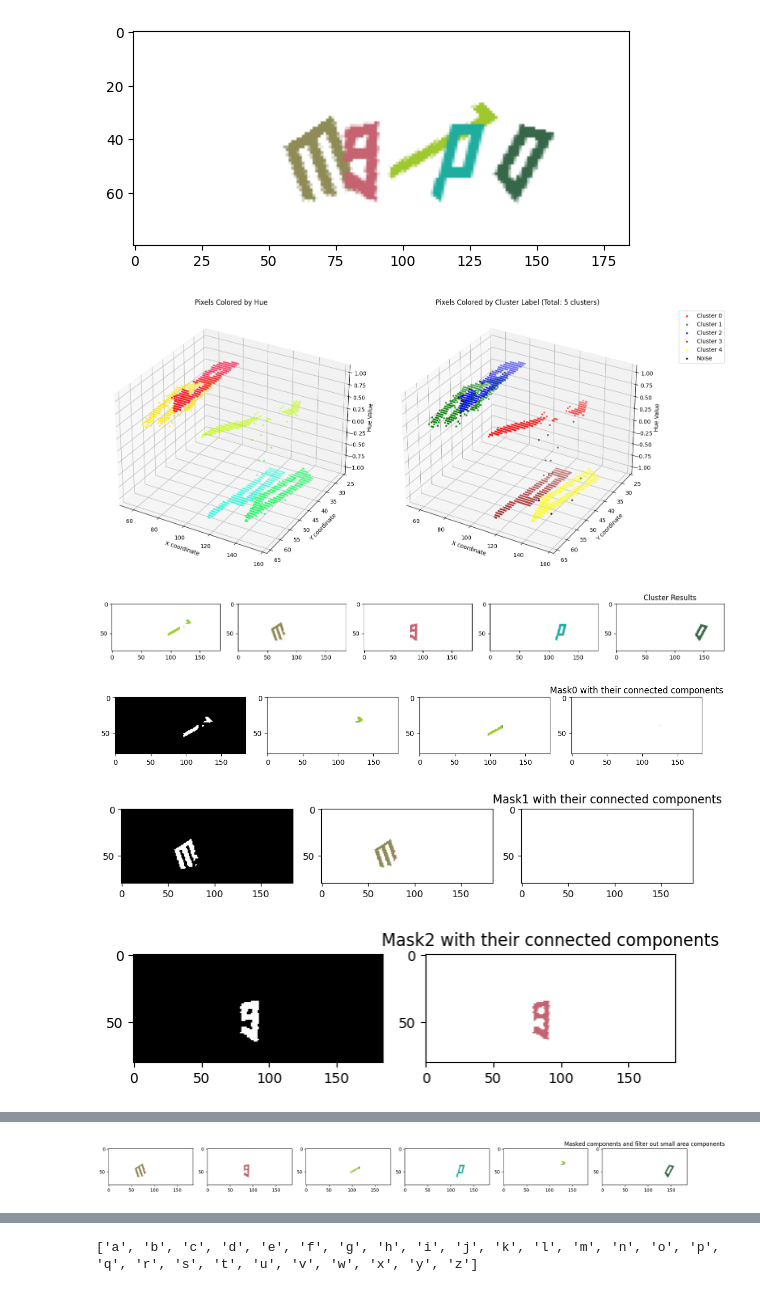
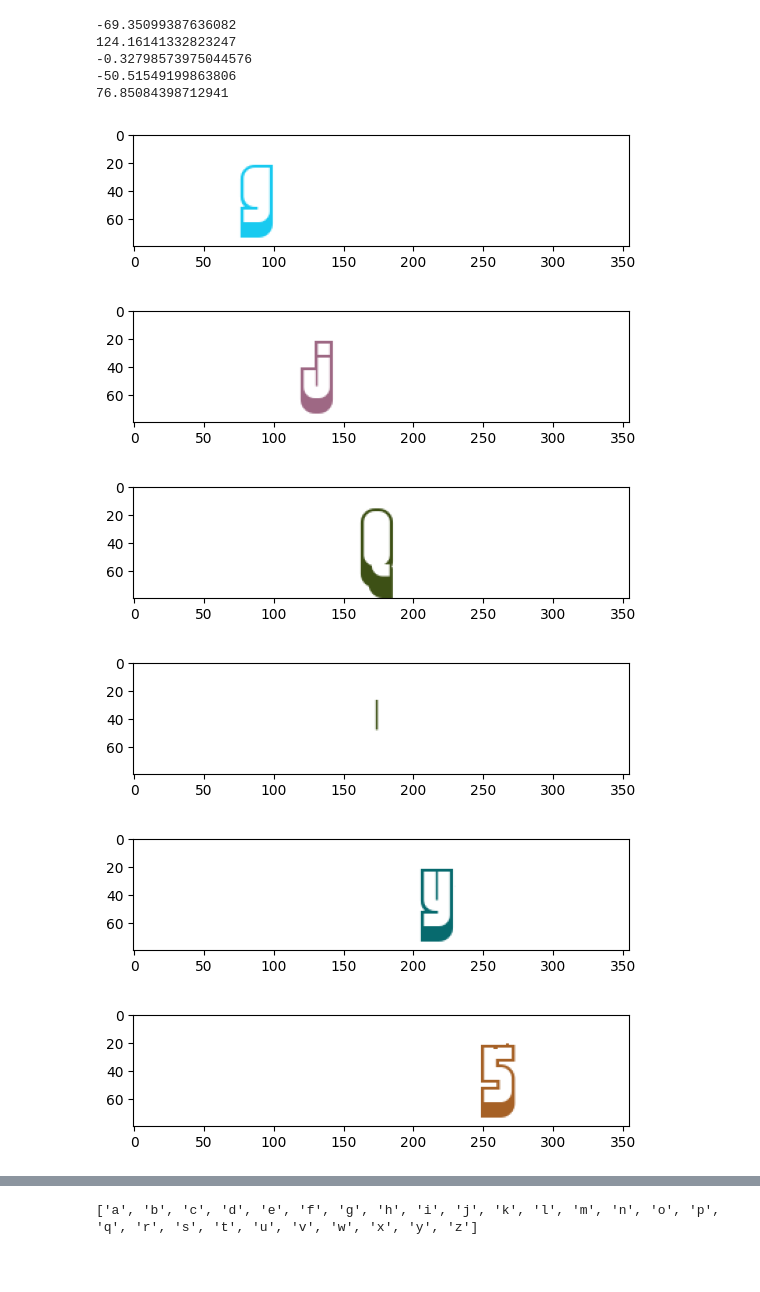
Before and after one commit to ItsMeNengYi/CS4243-mini-project, a Jupyter notebook: char_sepration.ipynb, the cells around one changed output, grey strips where cells are left out. Saved outputs shown, nothing was run; the diff lists cells and outputs as text; code cells hidden in the pictures; blank space fills up the shorter version.

```diff
--- a/char_sepration.ipynb
+++ b/char_sepration.ipynb
@@ -22,9 +22,6 @@ def read_dir_images(dir_path):
             all_imgs.append((file.split("-")[0], preprocessing_remove_lines(img)))
     return all_imgs
 # %%
-test_imgs = read_dir_images('test')
-print("total test imgs", len(test_imgs))
-
-train_imgs = read_dir_images('clean_train_data')
-print("total train imgs", len(train_imgs))
+imgs = read_dir_images('clean_train_data')
+print("total imgs", len(imgs))
 # %% [output]
@@ -34,7 +30,7 @@ total train imgs 7812
 imgs_after_splits = []
 wrong_captchas = ""
 wrong_preprocess_count = 0
-for (label, img) in tqdm(train_imgs):
+for (label, img) in tqdm(imgs):
     true_char_count = len(label)
     sep_type, char_imgs = preprocessing_split_by_characters(img)
     # Insert "_" between every characters
@@ -48,5 +44,5 @@ for (label, img) in tqdm(train_imgs):
         wrong_captchas += label + "\n"
     imgs_after_splits.append((new_label, char_imgs))
 print(wrong_preprocess_count, "wrong preprocess count")
-# print(wrong_captchas)
+print(wrong_captchas)
 # %% [output]
@@ -54,18 +65,0 @@ print(wrong_preprocess_count, "wrong preprocess count")
-# %%
-imgs_after_splits = []
-wrong_captchas = ""
-wrong_preprocess_count = 0
-for (label, img) in tqdm(test_imgs):
-    true_char_count = len(label)
-    sep_type, char_imgs = preprocessing_split_by_characters(img)
-    # Insert "_" between every characters
-    new_label = "_".join(list(label))
-    if len(char_imgs) != true_char_count:
-        wrong_preprocess_count += 1
-        # Show the img
-        # show_img(img, title=label)
-        # show_imgs(char_imgs)
-        # input(f"Label: {label} - {char_count}/{true_char_count}, new label:")
-        wrong_captchas += label + "\n"
-    imgs_after_splits.append((new_label, char_imgs))
-print(wrong_preprocess_count, "wrong preprocess count")
@@ -375,15 +375,22 @@ def mean_hue(img):
     return np.sum(np.where(grey!=255, hsv[:,:,0],0)) / np.sum(np.where(grey!=255, 1,0))
 # %%
 def find_label(label):
-    for l, img in train_imgs:
+    for l, img in imgs:
         if label == l:
             return img
-img = find_label("mg1po")
-_, i = segment_by_color(img, visualise=True)
+img = find_label("gjqy5")
+_, i = preprocessing_split_by_characters(img)
+for img in i:
+    show_img(img)
 # %% [output]
+-69.35099387636082
+124.16141332823247
+-0.32798573975044576
+-50.51549199863806
+76.85084398712941
-[figure, old version]
+[figure, new version]
-[figure, old version]
+[figure, new version]
-[figure, old version]
+[figure, new version]
-[figure, old version]
+[figure, new version]
-[figure, old version]
+[figure, new version]
-[figure, old version]
+[figure, new version]
@@ -392 +396,0 @@ _, i = segment_by_color(img, visualise=True)
-[figure, removed]
```
Also changed, not shown: parts of 9 cells of this notebook, 3 other files.
